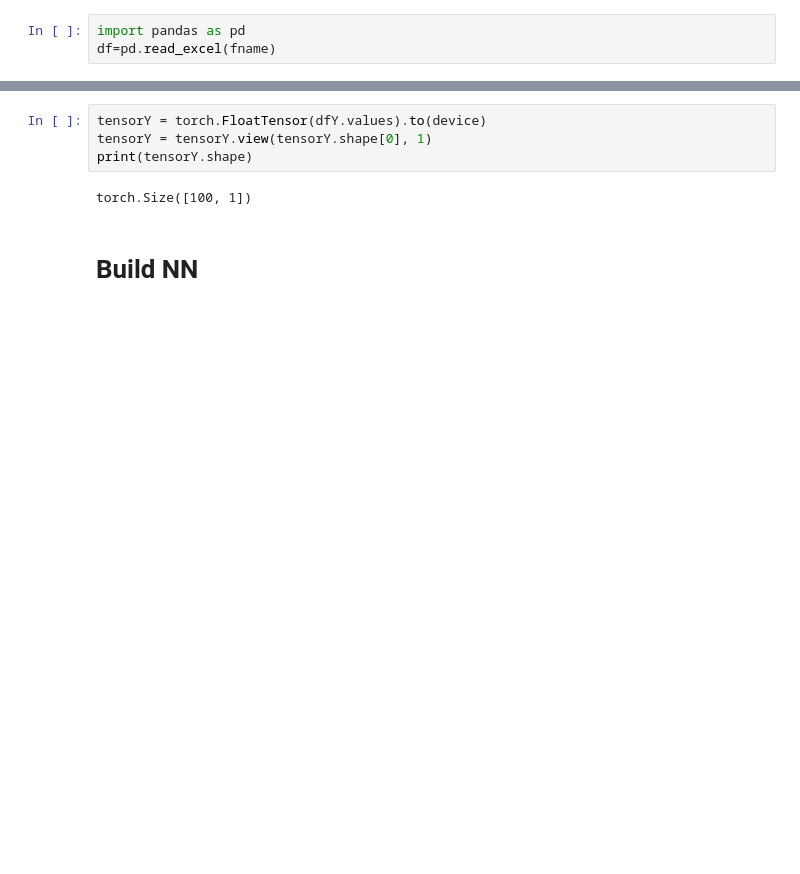
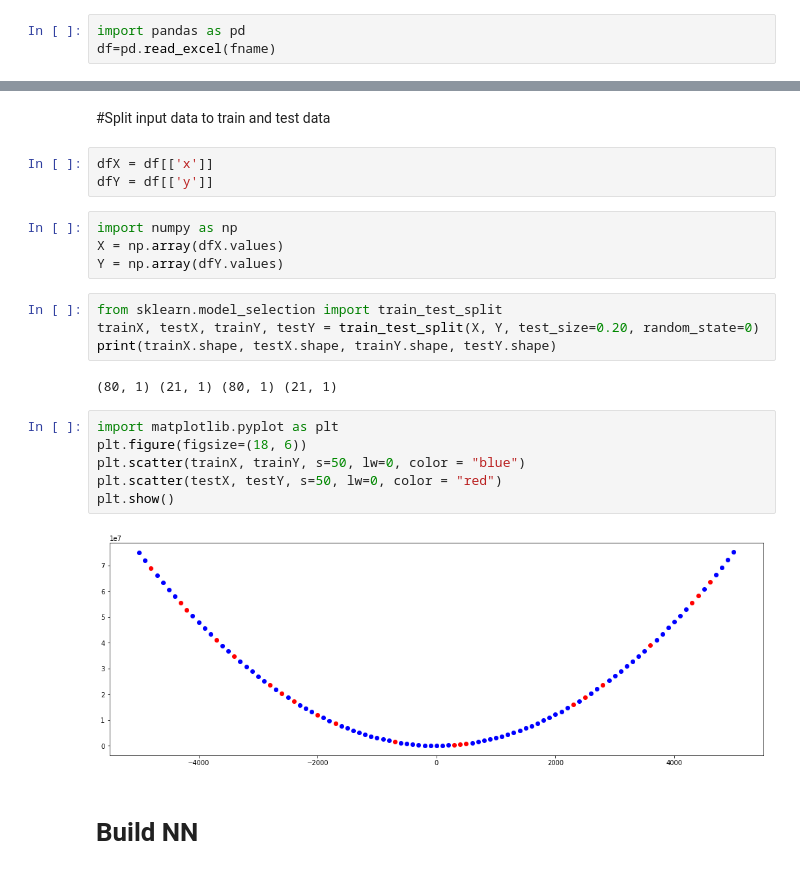
Before and after one commit to TienLungSun/2020-PyTorch-Colab, a Jupyter notebook: 1. 2. MLP regression.ipynb, the cells around one changed output, grey strips where cells are left out. Drawn from its saved outputs; the diff is of its cells as text; blank space fills up the shorter version.

```diff
--- a/1. 2. MLP regression.ipynb
+++ b/1. 2. MLP regression.ipynb
@@ -67,9 +43,26 @@ print(dfY.shape)
-# %%
-tensorY = torch.FloatTensor(dfY.values).to(device)
-tensorY = tensorY.view(tensorY.shape[0], 1)
-print(tensorY.shape)
-# %% [output]
-torch.Size([100, 1])
+# %% [markdown]
+#Split input data to train and test data
+# %%
+dfX = df[['x']]
+dfY = df[['y']]
+# %%
+import numpy as np
+X = np.array(dfX.values)
+Y = np.array(dfY.values)
+# %%
+from sklearn.model_selection import train_test_split
+trainX, testX, trainY, testY = train_test_split(X, Y, test_size=0.20, random_state=0)
+print(trainX.shape, testX.shape, trainY.shape, testY.shape)
+# %% [output]
+(80, 1) (21, 1) (80, 1) (21, 1)
+# %%
+import matplotlib.pyplot as plt
+plt.figure(figsize=(18, 6))
+plt.scatter(trainX, trainY, s=50, lw=0, color = "blue")
+plt.scatter(testX, testY, s=50, lw=0, color = "red")
+plt.show()
+# %% [output]
+[figure, added]
 # %% [markdown]
 # Build NN
 # %%
```
Also changed, not shown: parts of 26 cells of this notebook.
